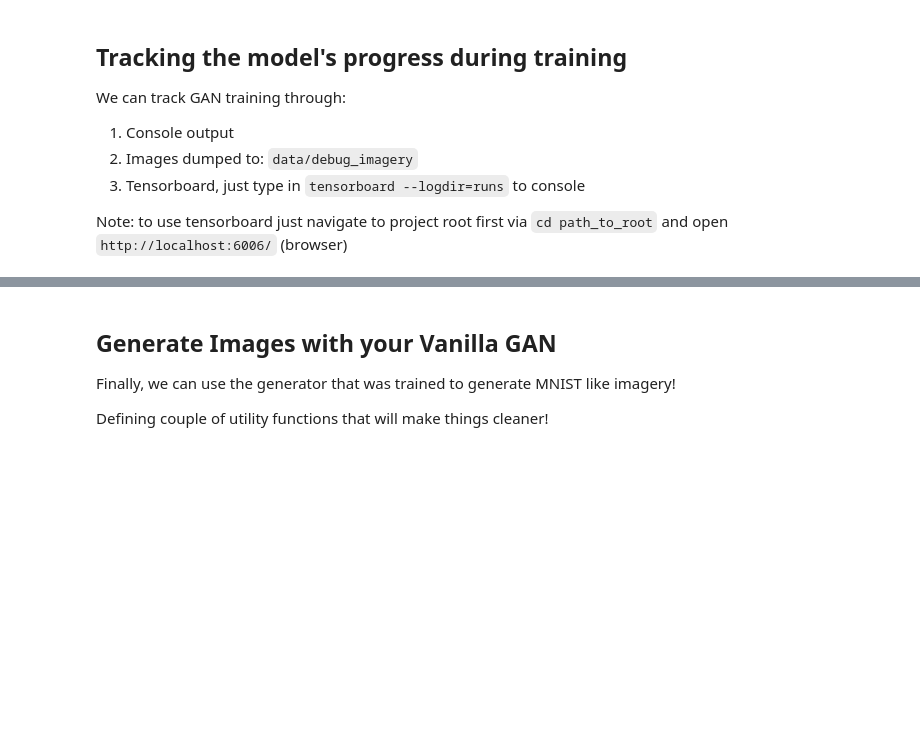
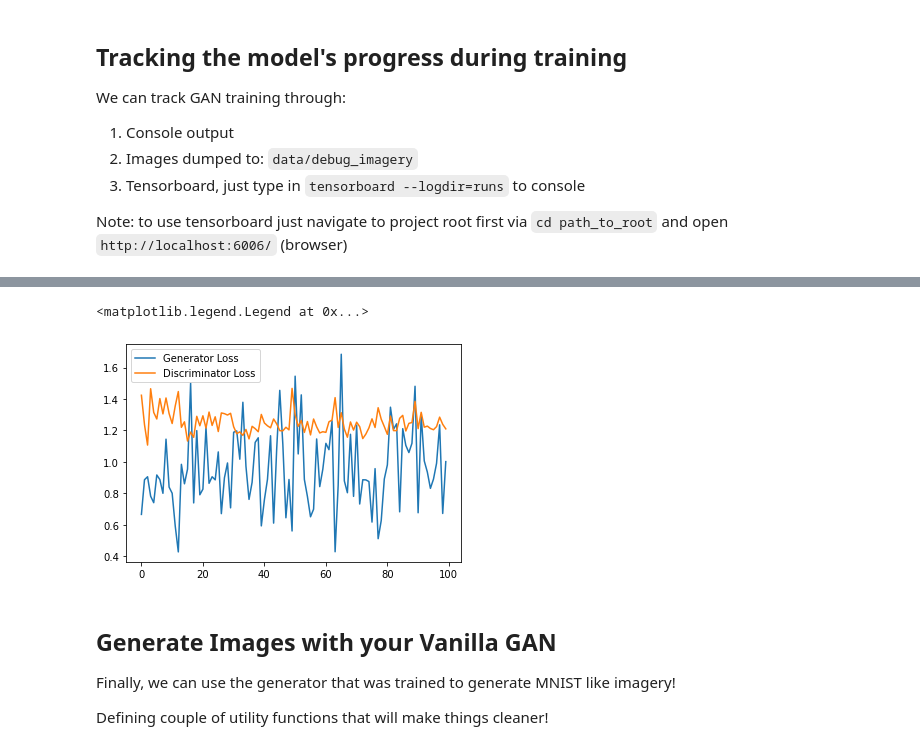
Before and after one commit to theGuyWithBlackTie/GAN-PyTorch, a Jupyter notebook: Vanilla GAN - PyTorch.ipynb, the cells around one changed output, grey strips where cells are left out. Cells and saved outputs as stored; diff of their text form; code cells hidden in the pictures; blank space fills up the shorter version.

```diff
--- a/Vanilla GAN - PyTorch.ipynb
+++ b/Vanilla GAN - PyTorch.ipynb
@@ -379,3 +380,10 @@ GAN training: time elapsed = 418.93 [s] | epoch=10 | batch= [451/468]
+# %%
+plt.plot(generator_loss_values, label='Generator Loss')
+plt.plot(discriminator_loss_values, label='Discriminator Loss')
+plt.legend()
+# %% [output]
+<matplotlib.legend.Legend at 0x...>
+[figure, added]
 # %% [markdown]
 ## Generate Images with your Vanilla GAN
 
```
Also changed, not shown: parts of 3 cells of this notebook.
